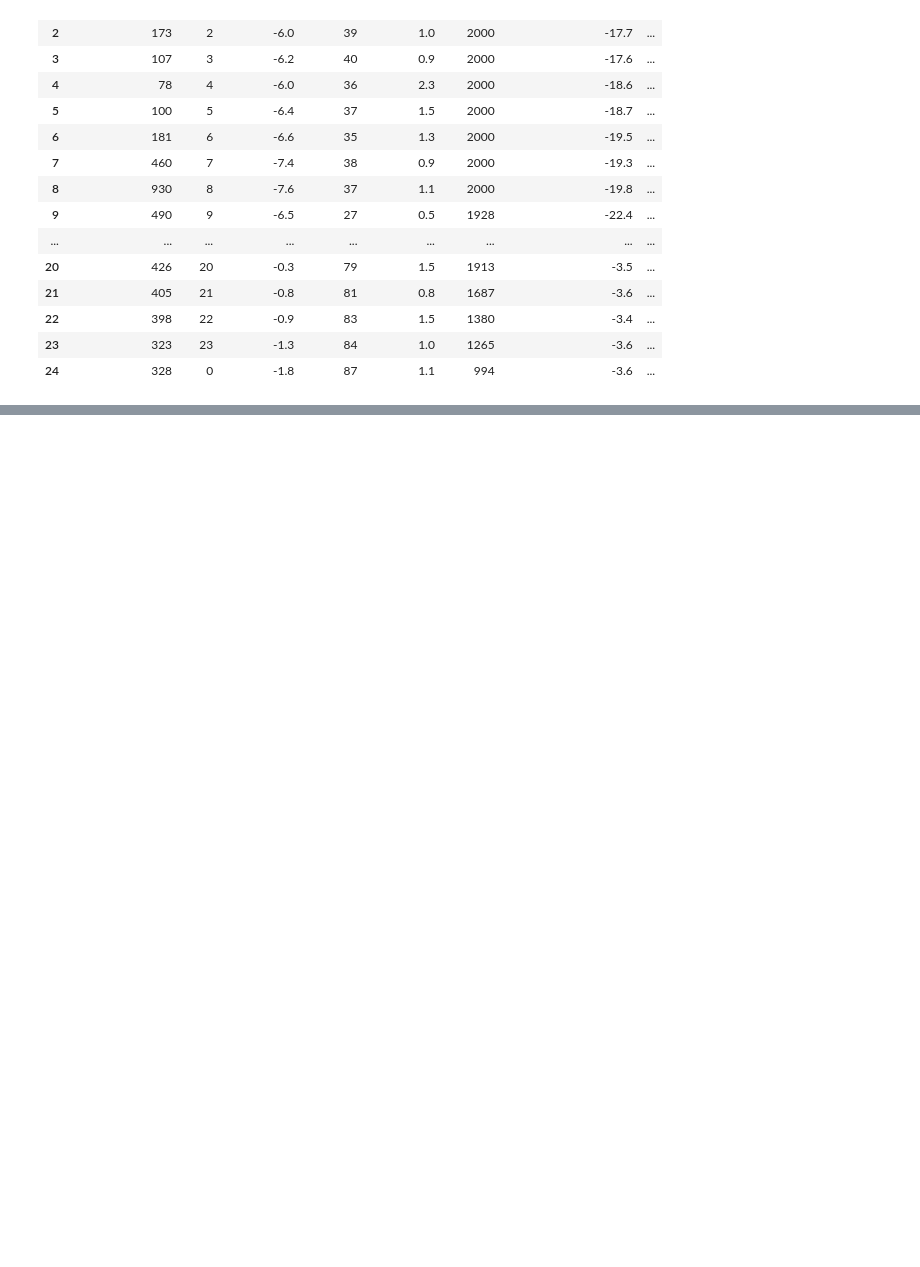
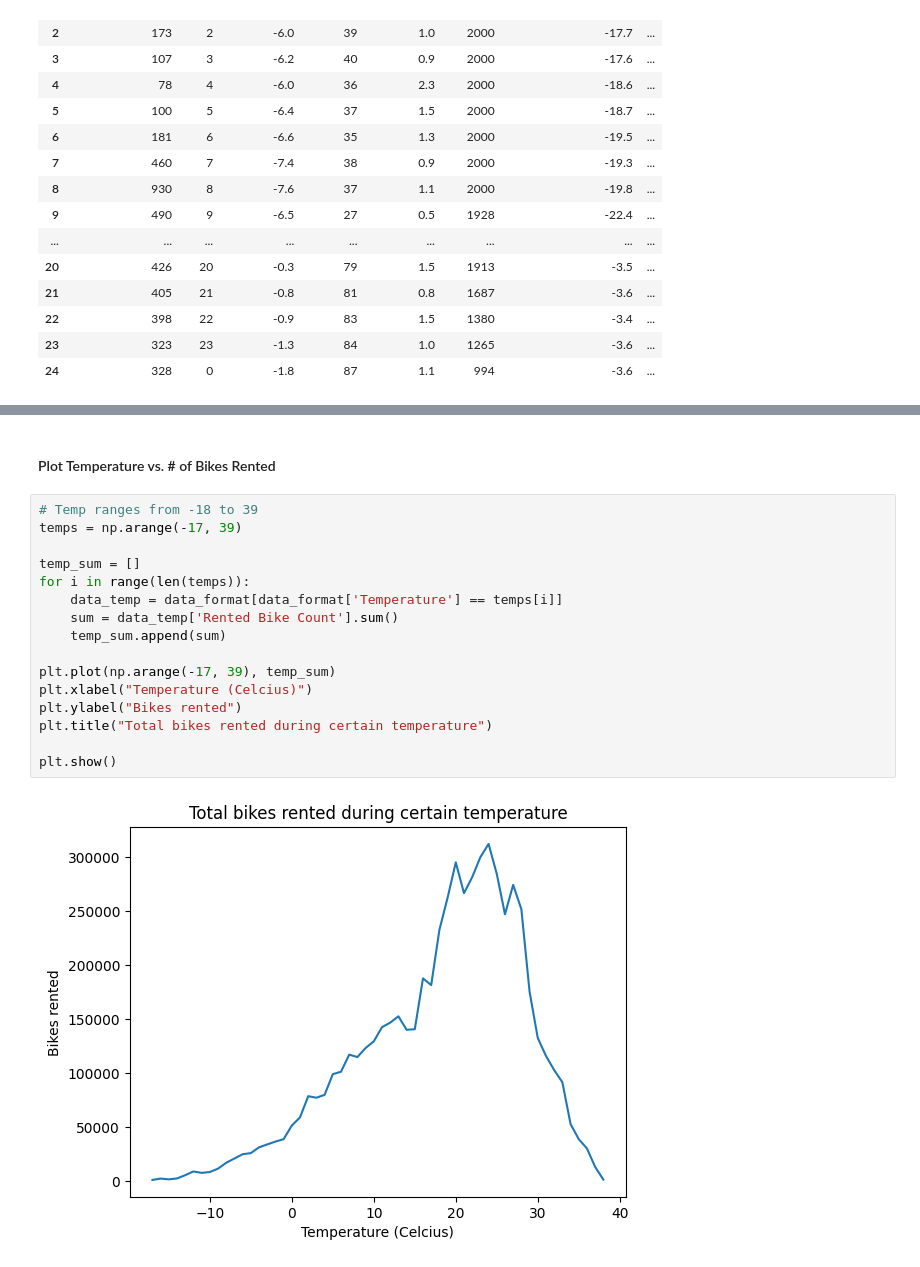
Before and after one commit to ander9991/CS-GY-6923-Machine-Learning, a Jupyter notebook: Assignment - Week 8/Steven_Granaturov_Assignment08.ipynb, the cells around one changed output, grey strips where cells are left out. Saved outputs shown, nothing was run; the diff lists cells and outputs as text; blank space fills up the shorter version.

```diff
--- a/Assignment - Week 8/Steven_Granaturov_Assignment08.ipynb
+++ b/Assignment - Week 8/Steven_Granaturov_Assignment08.ipynb
@@ -81,0 +132,20 @@ Error:
+# %% [markdown]
+#### Plot Temperature vs. # of Bikes Rented ####
+# %%
+# Temp ranges from -18 to 39
+temps = np.arange(-17, 39)
+
+temp_sum = []
+for i in range(len(temps)):
+    data_temp = data_format[data_format['Temperature'] == temps[i]]
+    sum = data_temp['Rented Bike Count'].sum()
+    temp_sum.append(sum)
+
+plt.plot(np.arange(-17, 39), temp_sum)
+plt.xlabel("Temperature (Celcius)")
+plt.ylabel("Bikes rented")
+plt.title("Total bikes rented during certain temperature")
+
+plt.show()
+# %% [output]
+[figure, added]
```
Also changed, not shown: parts of 37 cells of this notebook.
